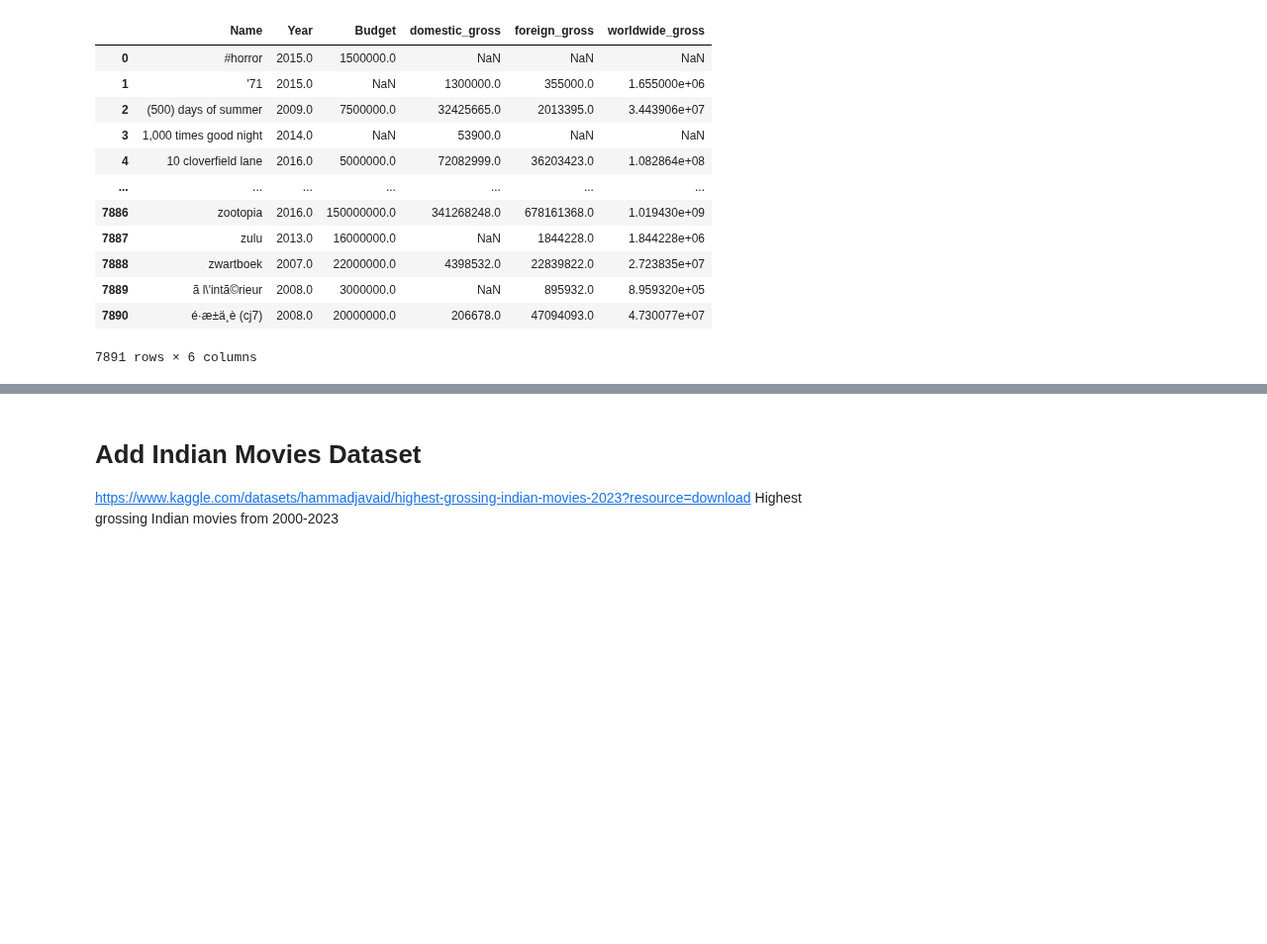
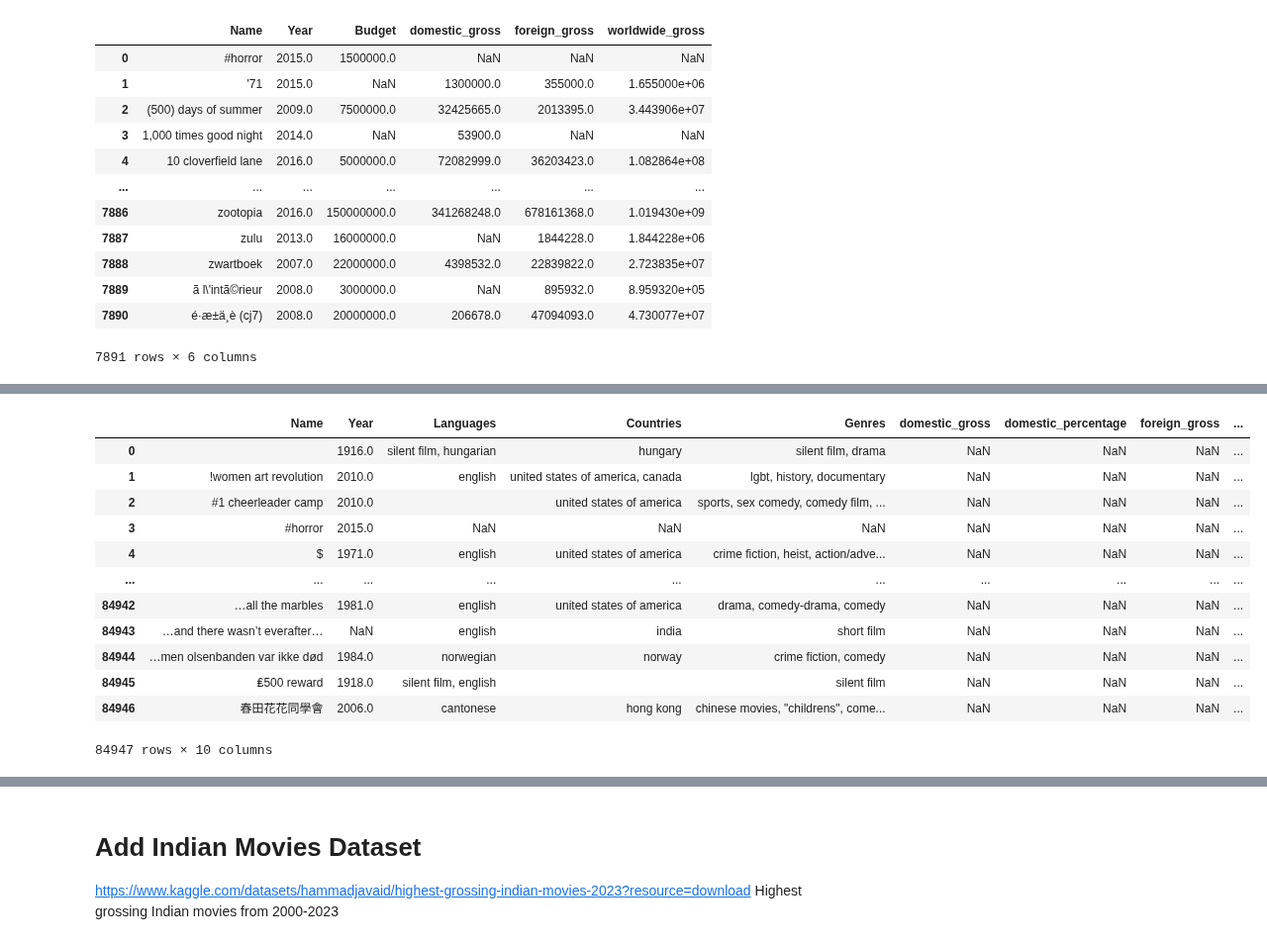
Before and after one commit to epfl-ada/ada-2024-project-thelordsofdata, a Jupyter notebook: src/data/cmu_analysis.ipynb, the cells around one changed output, grey strips where cells are left out. Shown at 99% size. Saved outputs shown, nothing was run; the diff lists cells and outputs as text; code cells hidden in the pictures; blank space fills up the shorter version.

```diff
--- a/src/data/cmu_analysis.ipynb
+++ b/src/data/cmu_analysis.ipynb
@@ -375,7 +393,7 @@ df_movie_gross
 # CREATE A DATASET THAT COMBINES THE INFO OF BOTH MOVIE GROSS AND MOVIE BUDGETS
 
 # Perform an outer merge on 'Name', keeping all movies from both DataFrames
-df_combined = pd.merge(
+df_movies = pd.merge(
     df_movie_gross,
     df_movie_budgets,
     on='Name',
@@ -384,18 +402,18 @@ df_combined = pd.merge(
 )
 
 # Fill missing values in columns from df_movie_budgets with values from df_movie_gross
-df_combined['Year'] = df_combined['Year_budgets'].combine_first(df_combined['Year_gross'])
-df_combined['Budget'] = df_combined['Budget_budgets'].combine_first(df_combined['Budget_gross'])
-df_combined['domestic_gross'] = df_combined['domestic_gross_budgets'].combine_first(df_combined['domestic_gross_gross'])
-df_combined['foreign_gross'] = df_combined['foreign_gross_budgets'].combine_first(df_combined['foreign_gross_gross'])
-df_combined['worldwide_gross'] = df_combined['worldwide_gross_budgets'].combine_first(df_combined['worldwide_gross_gross'])
+df_movies['Year'] = df_movies['Year_budgets'].combine_first(df_movies['Year_gross'])
+df_movies['Budget'] = df_movies['Budget_budgets'].combine_first(df_movies['Budget_gross'])
+df_movies['domestic_gross'] = df_movies['domestic_gross_budgets'].combine_first(df_movies['domestic_gross_gross'])
+df_movies['foreign_gross'] = df_movies['foreign_gross_budgets'].combine_first(df_movies['foreign_gross_gross'])
+df_movies['worldwide_gross'] = df_movies['worldwide_gross_budgets'].combine_first(df_movies['worldwide_gross_gross'])
 
 # Drop the extra columns created during the merge
-df_combined.drop(columns=['Year_gross', 'Year_budgets', 'Budget_budgets', 'domestic_gross_budgets', 'foreign_gross_budgets', 'worldwide_gross_budgets',
+df_movies.drop(columns=['Year_gross', 'Year_budgets', 'Budget_budgets', 'domestic_gross_budgets', 'foreign_gross_budgets', 'worldwide_gross_budgets',
                           'Budget_gross', 'domestic_gross_gross', 'foreign_gross_gross', 'worldwide_gross_gross'], inplace=True)
 
 # Display the first few rows to verify the result
-df_combined
+df_movies
 # %% [output]
 |  | Name | Year | Budget | domestic_gross | foreign_gross | worldwide_gross |
 | 0 | #horror | 2015.0 | 1500000.0 | NaN | NaN | NaN |
@@ -413,7 +431,7 @@ df_combined
 # %%
 # Group by 'Name' and aggregate with first, which picks the first non-NaN value,
 # to combine duplicated rows
-df_combined = df_combined.groupby('Name', as_index=False).agg(
+df_movies = df_movies.groupby('Name', as_index=False).agg(
     {
         'Year': 'first',  # Keep the first non-NaN Year
         'Budget': 'first',  # Keep the first non-NaN Budget
@@ -462,0 +459,46 @@ df_combined
+# %%
+# # MERGE THE INFO INTO THE ORGINAL DTASET, IF THE MOVIE IS PRESENT
+
+df_megaset = pd.merge(
+    df_cmu,
+    df_movies,
+    on='Name',
+    how='outer',
+    suffixes=('_cmu', '_movies')
+)
+
+df_megaset['Year'] = df_megaset['Year_cmu'].combine_first(df_megaset['Year_movies'])
+df_megaset['worldwide_gross'] = df_megaset[['worldwide_gross_cmu', 'worldwide_gross_movies']].max(axis=1)
+df_megaset = df_megaset.drop(columns = ['Year_cmu', 'Year_movies', 'worldwide_gross_cmu', 'worldwide_gross_movies'])
+
+# Calculate foreign_percentage where worldwide_gross is not NaN; otherwise, set to NaN
+df_megaset['foreign_percentage'] = np.where(
+    df_megaset['worldwide_gross'].notna(),
+    df_megaset['foreign_gross'] / df_megaset['worldwide_gross'],
+    np.nan
+)
+
+# Calculate domestic_percentage where worldwide_gross is not NaN; otherwise, set to NaN
+df_megaset['domestic_percentage'] = np.where(
+    df_megaset['worldwide_gross'].notna(),
+    df_megaset['domestic_gross'] / df_megaset['worldwide_gross'],
+    np.nan
+)
+
+df_megaset = df_megaset[['Name', 'Year' , 'Languages', 'Countries', 'Genres', 'domestic_gross', 'domestic_percentage', 'foreign_gross', 'foreign_percentage', 'worldwide_gross']]
+
+df_megaset
+# %% [output]
+|  | Name | Year | Languages | Countries | Genres | domestic_gross | domestic_percentage | foreign_gross | ... |
+| 0 |  | 1916.0 | silent film, hungarian | hungary | silent film, drama | NaN | NaN | NaN | ... |
+| 1 | !women art revolution | 2010.0 | english | united states of america, canada | lgbt, history, documentary | NaN | NaN | NaN | ... |
+| 2 | #1 cheerleader camp | 2010.0 |  | united states of america | sports, sex comedy, comedy film, ... | NaN | NaN | NaN | ... |
+| 3 | #horror | 2015.0 | NaN | NaN | NaN | NaN | NaN | NaN | ... |
+| 4 | $ | 1971.0 | english | united states of america | crime fiction, heist, action/adve... | NaN | NaN | NaN | ... |
+| ... | ... | ... | ... | ... | ... | ... | ... | ... | ... |
+| 84942 | …all the marbles | 1981.0 | english | united states of america | drama, comedy-drama, comedy | NaN | NaN | NaN | ... |
+| 84943 | …and there wasn’t everafter… | NaN | english | india | short film | NaN | NaN | NaN | ... |
+| 84944 | …men olsenbanden var ikke død | 1984.0 | norwegian | norway | crime fiction, comedy | NaN | NaN | NaN | ... |
+| 84945 | ₤500 reward | 1918.0 | silent film, english |  | silent film | NaN | NaN | NaN | ... |
+| 84946 | 春田花花同學會 | 2006.0 | cantonese | hong kong | chinese movies, "childrens", come... | NaN | NaN | NaN | ... |
+84947 rows × 10 columns
```
Also changed, not shown: parts of 15 cells of this notebook, 1 other file.
